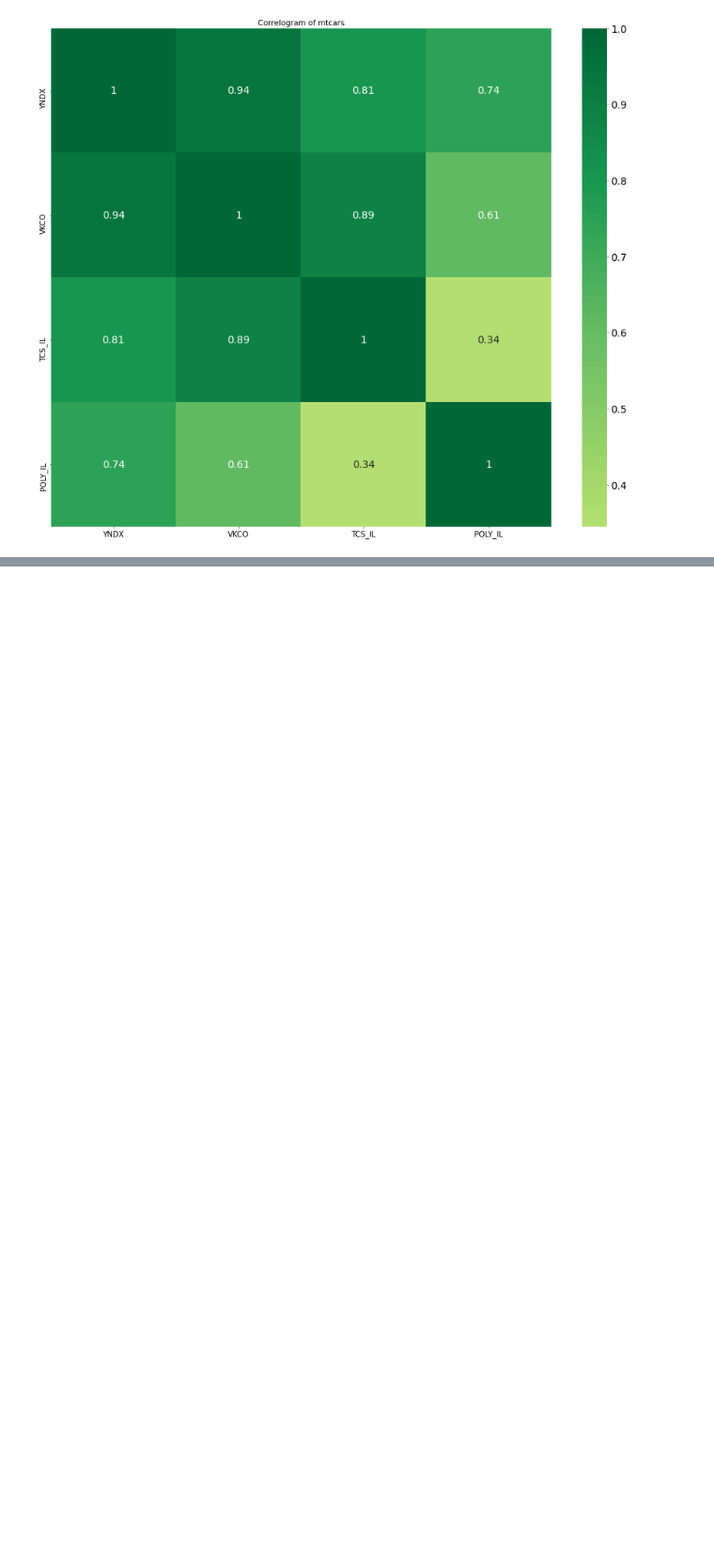
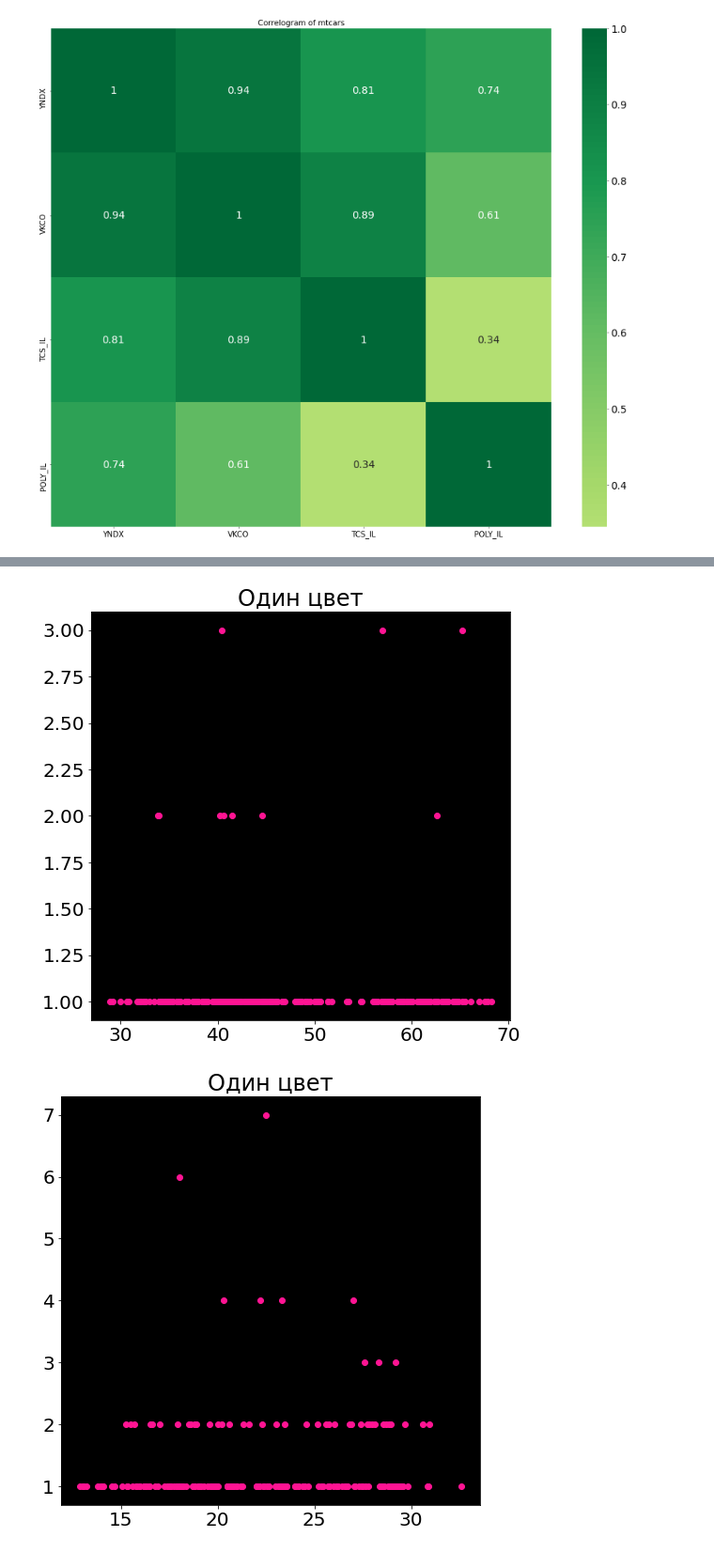
Before and after one commit to ChingisBadmaev/Copula-Models-Comparison-for-Portfolio-Risk-Assessment, a Jupyter notebook: main.ipynb, the cells around one changed output, grey strips where cells are left out. Shown at 94% size. Cells and saved outputs as stored; diff of their text form; code cells hidden in the pictures; blank space fills up the shorter version.

```diff
--- a/main.ipynb
+++ b/main.ipynb
@@ -96,0 +134,21 @@ show_corr(data)
+# %%
+def get_point(dataframe):
+    fig, ax = plt.subplots()
+
+    ax.scatter(dataframe['value'], dataframe['count'], c = 'deeppink')    #  цвет точек
+
+    ax.set_facecolor('black')     #  цвет области Axes
+    ax.set_title('Один цвет')     #  заголовок для Axes
+
+    fig.set_figwidth(8)     #  ширина и
+    fig.set_figheight(8)    #  высота "Figure"
+
+    plt.show()
+# %%
+get_point(get_random_variable_distribution(data_yndx))
+get_point(get_random_variable_distribution(data_vkco))
+get_point(get_random_variable_distribution(data_tcs_il))
+get_point(get_random_variable_distribution(data_poly_il))
+# %% [output]
+[figure, added]
+[figure, added]
```
Also changed, not shown: parts of 5 cells of this notebook.
